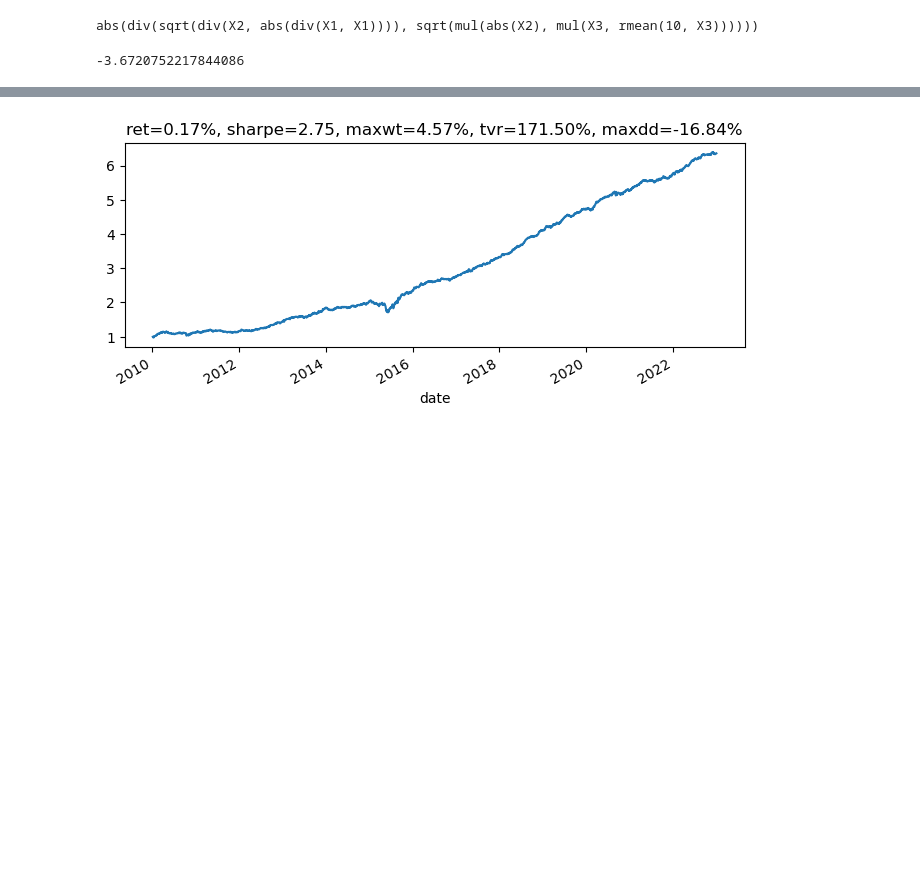
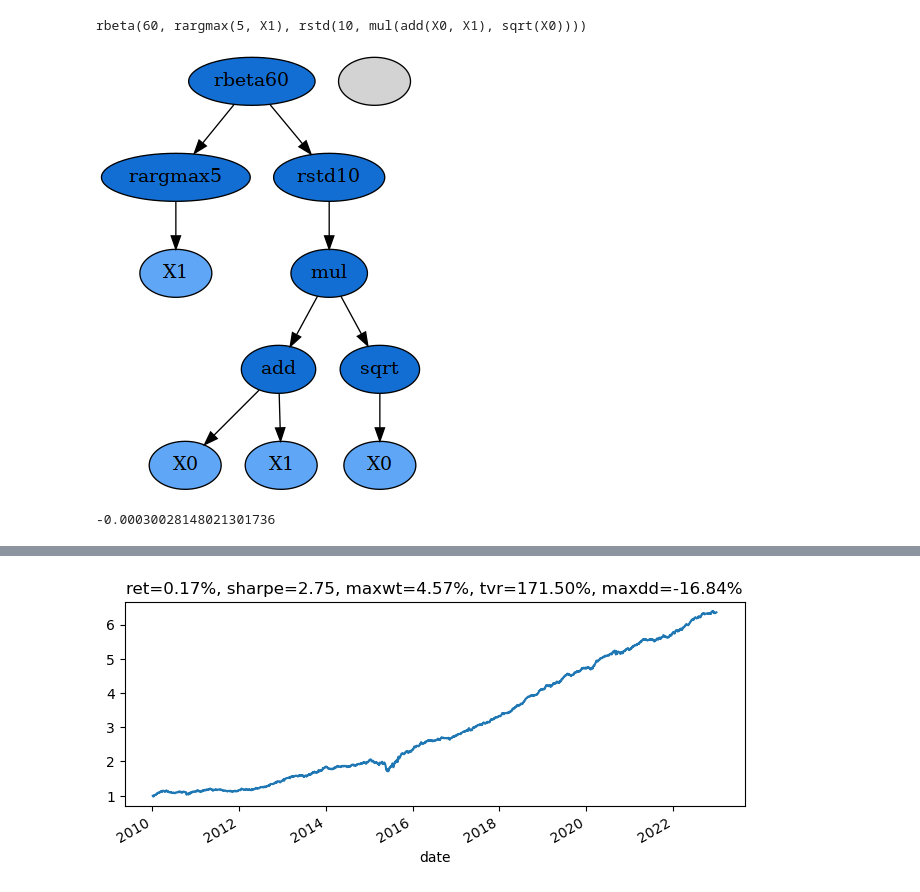
Before and after one commit to Ct-nep/gplearn-for-finance, a Jupyter notebook: test_gp.ipynb, the cells around one changed output, grey strips where cells are left out. Cells and saved outputs as stored; diff of their text form; code cells hidden in the pictures; blank space fills up the shorter version.

```diff
--- a/test_gp.ipynb
+++ b/test_gp.ipynb
@@ -390,20 +435,27 @@ pool = pool.loc['2009-01-01':]
 
 ret -= ret.mean(axis=1).to_numpy()[..., None]
 
+x_full = [open_, high, low, close]
+add_full = {
+    'universe': pool,
+    'permit_long': permit_long,
+    'permit_short': permit_short,
+}
+
 is_start, is_end, os_end = '2020-01-01', '2021-12-31', '2022-03-31'
-x_is = [i[is_start: is_end].copy() for i in [open_, high, low, close]]
-x_os = [i[is_end: os_end].copy() for i in [open_, high, low, close]]
-y_is = ret[is_start: is_end].copy()
-y_os = ret[is_end: os_end].copy()
+x_is = [i[is_start: is_end] for i in [open_, high, low, close]]
+x_os = [i[is_end: os_end] for i in [open_, high, low, close]]
+y_is = ret[is_start: is_end]
+y_os = ret[is_end: os_end]
 add_is = {
-    'universe': pool[is_start: is_end].copy(),
-    'permit_long': permit_long[is_start: is_end].copy(),
-    'permit_short': permit_short[is_start: is_end].copy(),
+    'universe': pool[is_start: is_end],
+    'permit_long': permit_long[is_start: is_end],
+    'permit_short': permit_short[is_start: is_end],
 }
 add_os = {
-    'universe': pool[is_end: os_end].copy(),
-    'permit_long': permit_long[is_end: os_end].copy(),
-    'permit_short': permit_short[is_end: os_end].copy(),
+    'universe': pool[is_end: os_end],
+    'permit_long': permit_long[is_end: os_end],
+    'permit_short': permit_short[is_end: os_end],
 }
 clear_output()
 # %%
@@ -449,48 +539,49 @@ rmean = make_ts_function(function=roll_mean, name='rmean',
 # %%
 from gplearn.functions import _function_map
 from gplearn._program import _Program
 
 reg = SymbolicRegressor()
 
-function_set = [_function_map[i] for i in ['add', 'mul', 'div', 'abs', 'sqrt']]
-function_set.append(rmean)
+function_set = [_function_map[i] for i in ['add', 'sub', 'mul', 'div', 'abs', 'sqrt']]
+function_set.extend([rbeta, ralpha, rargmax, rargmin, rcorr, rdecay, rmean, rstd, rzscore])
 arities = {}
 for function in function_set:
     arity = function.arity
     arities[arity] = arities.get(arity, [])
     arities[arity].append(function)
-X, y, sample_weight, additional_data, _, _ = \
+X, y, sample_weight, trans_args, _, _ = \
     reg._validate_data(x_is, y_is, None, add_is, fit=True)
 n_features = X.shape[1]
 program = _Program(
     function_set=function_set,
     arities=arities,
     init_depth=(4, 7),
     init_method='grow',
     n_features=n_features,
     const_range=reg.const_range,
     metric=metric,
     p_point_replace=0.1,
     p_grow_terminal=0.1,  # Chance of choosing terminal over func on any node.
     parsimony_coefficient=1e-2,
-    random_state=np.random.RandomState(42),
+    random_state=np.random.RandomState(np.random.randint(114514)),
     transformer=transform,
     feature_names=reg.feature_names,
     program=None,
 )
+
+print(program)
+graph = program.export_graphviz()
+graph = pydotplus.graphviz.graph_from_dot_data(graph)
+Image(graph.create_png())
+# %% [output]
+rbeta(60, rargmax(5, X1), rstd(10, mul(add(X0, X1), sqrt(X0))))
+[figure, added]
-# %%
-print(program)
-graph = program.export_graphviz()
-graph = pydotplus.graphviz.graph_from_dot_data(graph)
-# Image(graph.create_png())
-# %% [output]
-abs(div(sqrt(div(X2, abs(div(X1, X1)))), sqrt(mul(abs(X2), mul(X3, rmean(10, X3))))))
 # %%
 program.raw_fitness_, pnl = program.raw_fitness(X, y, sample_weight,
-                                                additional_data, return_pnl=True)
+                                                trans_args, return_pnl=True)
 program.raw_fitness_
 # %% [output]
--3.6720752217844086
+-0.00030028148021301736
 # %%
 test = copy(program)
 temp, removed = program.point_mutation(np.random.RandomState(np.random.randint(114514)))
```
Also changed, not shown: parts of 31 cells of this notebook, 7 other files.
